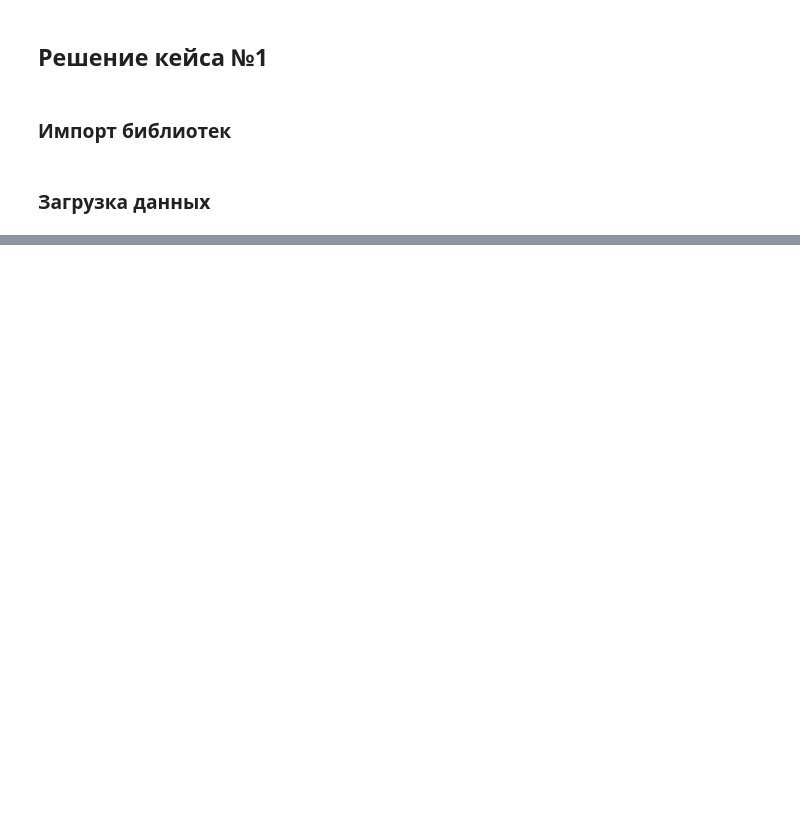
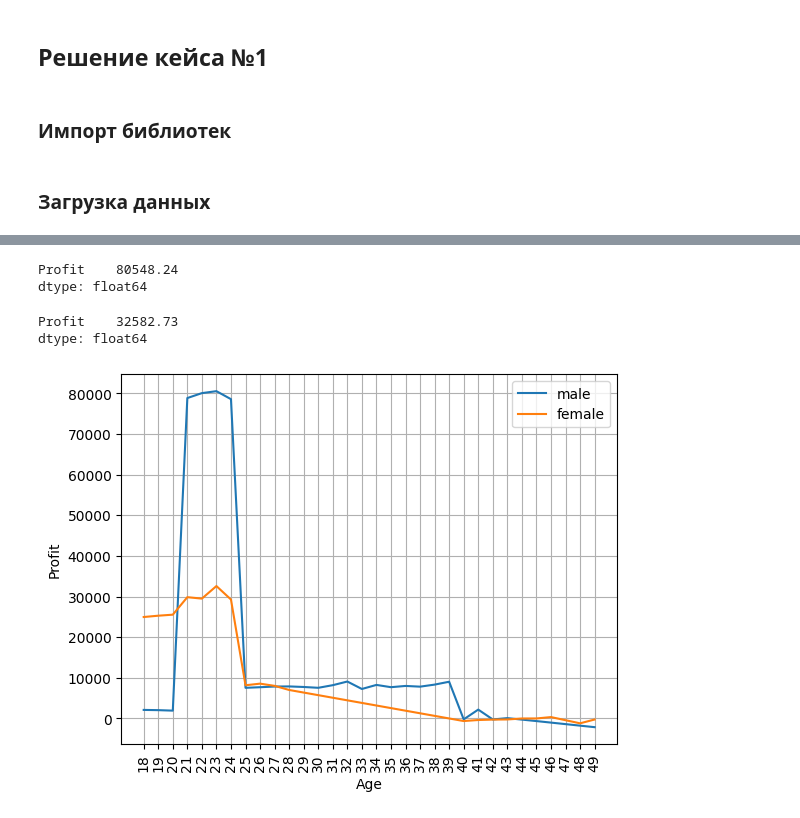
Before and after one commit to a1pha-dev/Cases-Math-Stats-Intro, a Jupyter notebook: src/main.ipynb, the cells around one changed output, grey strips where cells are left out. Cells and saved outputs as stored; diff of their text form; code cells hidden in the pictures; blank space fills up the shorter version.

```diff
--- a/src/main.ipynb
+++ b/src/main.ipynb
@@ -21,0 +124,5 @@ df.head()
+# %%
+gold_df = df.groupby(["Gender", 'Age'], observed=True)['Profit'].agg(
+    [('Profit', 'mean'),]
+).round(2)
+gold_df
@@ -21,0 +148,28 @@ df.head()
+# %%
+gold_male_df = gold_df.xs("male", level=0)
+gold_male_df.max()
+# %% [output]
+Profit    80548.24
+dtype: float64
+# %%
+gold_female_df = gold_df.xs("female", level=0)
+gold_female_df.max()
+# %% [output]
+Profit    32582.73
+dtype: float64
+# %%
+# male
+plt.plot(gold_male_df.index, gold_male_df["Profit"], label="male")
+
+# female
+plt.plot(gold_female_df.index, gold_female_df["Profit"], label="female")
+
+plt.grid(visible=True, which='both')
+plt.xticks(range(18, 50), rotation=90)
+plt.yticks(range(0, 85_000, 10_000))
+plt.xlabel("Age")
+plt.ylabel("Profit")
+plt.legend()
+plt.show()
+# %% [output]
+[figure, added]
```
Also changed, not shown: parts of 27 cells of this notebook, 2 other files.
